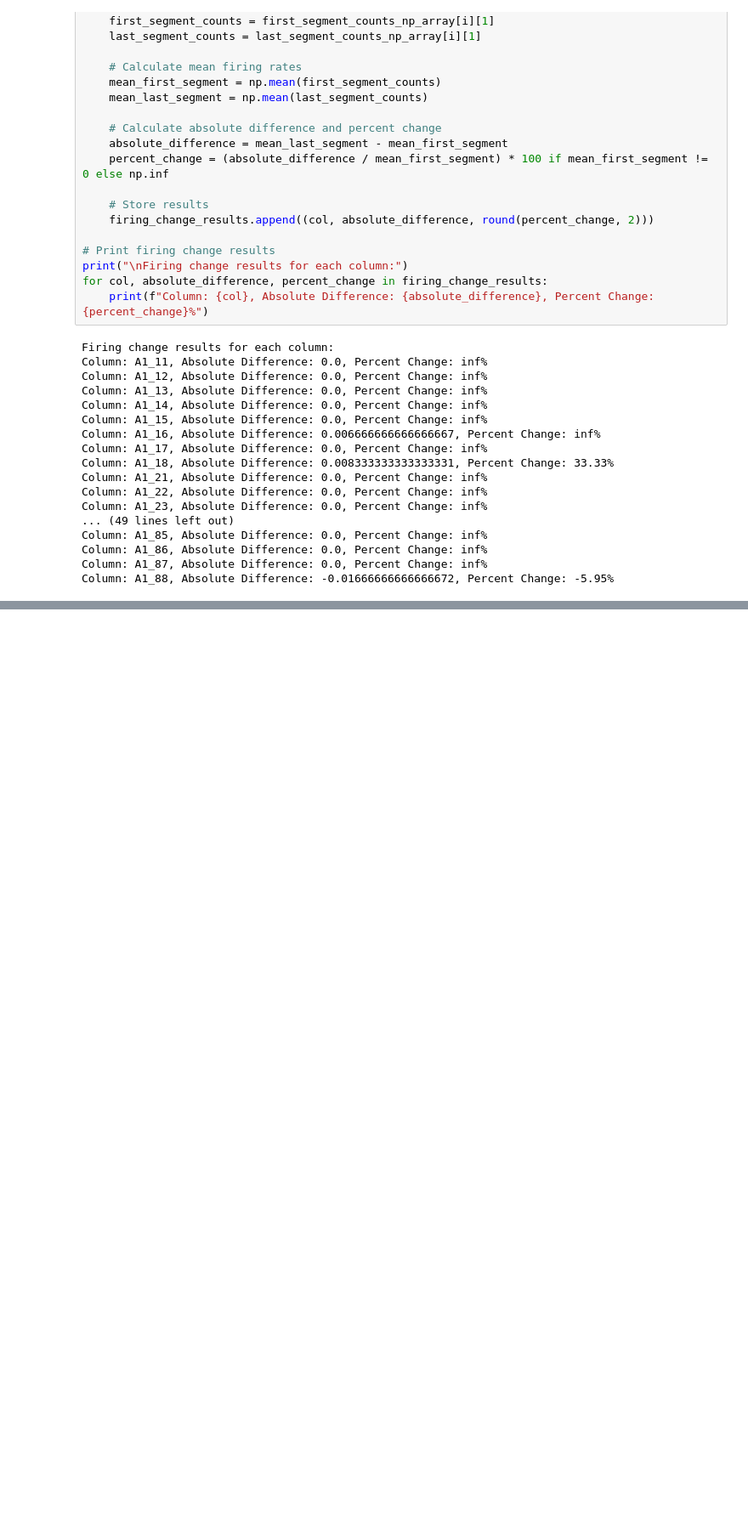
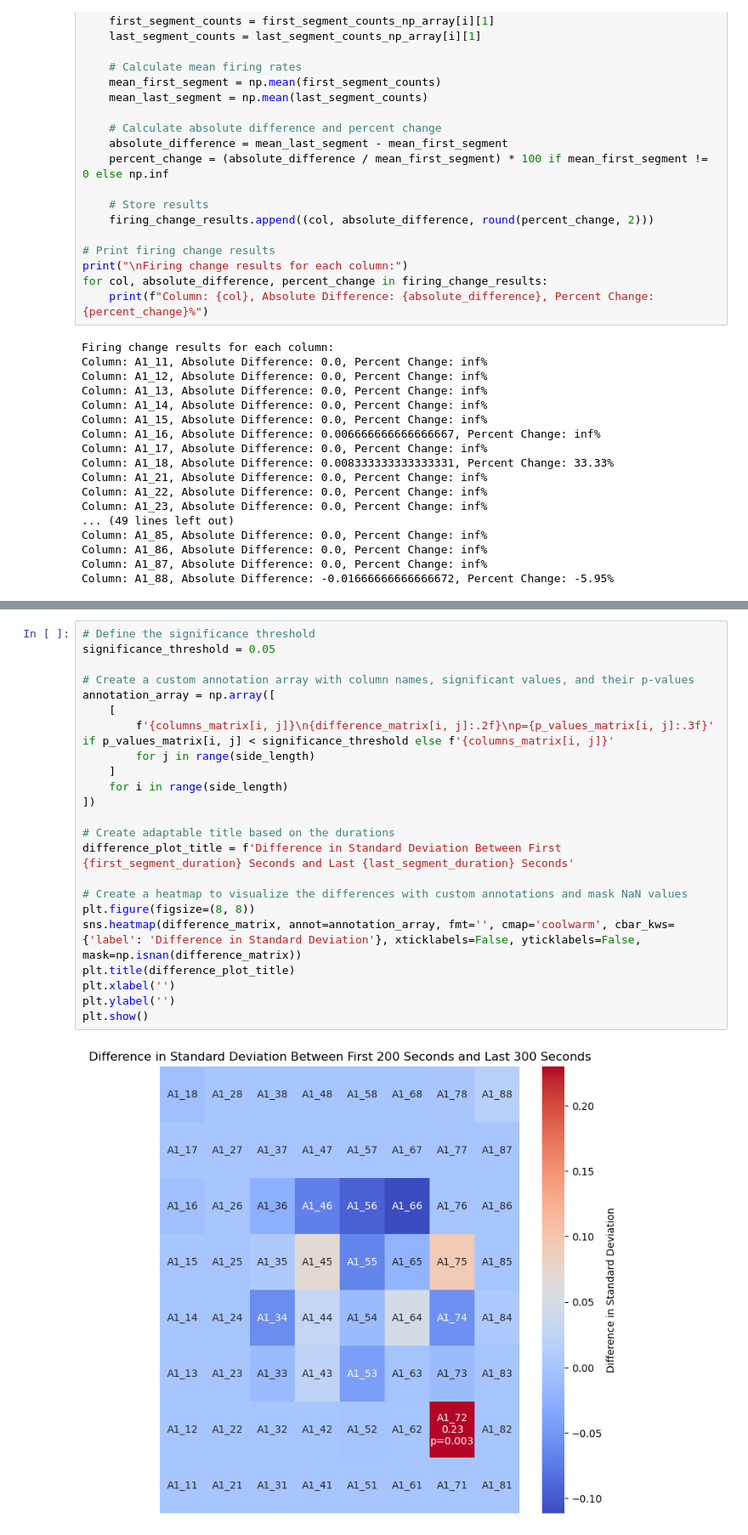
Before and after one commit to Micquoy13/MEA_data, a Jupyter notebook: All PSTH Before Hypoxia Plate 4(001)(000)_spike_counts.ipynb, the cells around one changed output, grey strips where cells are left out. Shown: that part at 85% size. Saved outputs shown, nothing was run; the diff lists cells and outputs as text; blank space fills up the shorter version.

```diff
--- a/All PSTH Before Hypoxia Plate 4(001)(000)_spike_counts.ipynb
+++ b/All PSTH Before Hypoxia Plate 4(001)(000)_spike_counts.ipynb
@@ -756,0 +702,25 @@ plt.show()
+# %%
+# Define the significance threshold
+significance_threshold = 0.05
+
+# Create a custom annotation array with column names, significant values, and their p-values
+annotation_array = np.array([
+    [
+        f'{columns_matrix[i, j]}\n{difference_matrix[i, j]:.2f}\np={p_values_matrix[i, j]:.3f}' if p_values_matrix[i, j] < significance_threshold else f'{columns_matrix[i, j]}'
+        for j in range(side_length)
+    ]
+    for i in range(side_length)
+])
+
+# Create adaptable title based on the durations
+difference_plot_title = f'Difference in Standard Deviation Between First {first_segment_duration} Seconds and Last {last_segment_duration} Seconds'
+
+# Create a heatmap to visualize the differences with custom annotations and mask NaN values
+plt.figure(figsize=(8, 8))
+sns.heatmap(difference_matrix, annot=annotation_array, fmt='', cmap='coolwarm', cbar_kws={'label': 'Difference in Standard Deviation'}, xticklabels=False, yticklabels=False, mask=np.isnan(difference_matrix))
+plt.title(difference_plot_title)
+plt.xlabel('')
+plt.ylabel('')
+plt.show()
+# %% [output]
+[figure, added]
```
Also changed, not shown: parts of 6 cells of this notebook.
